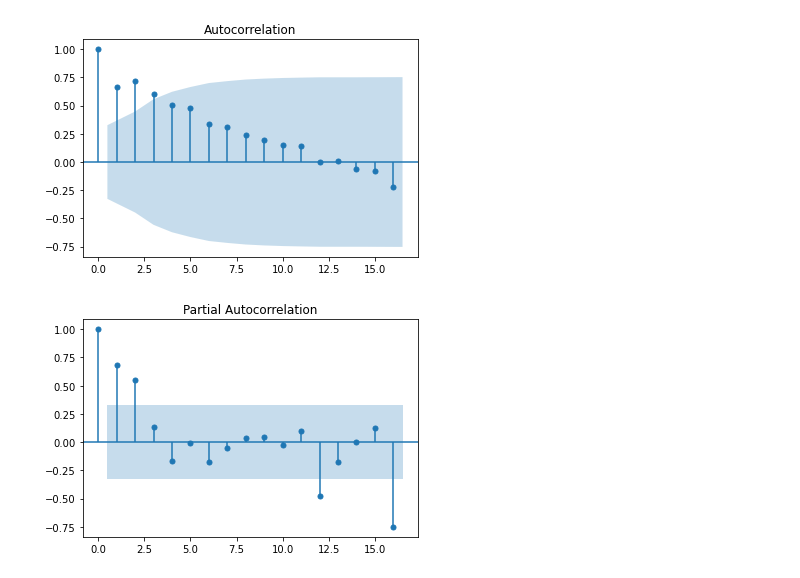
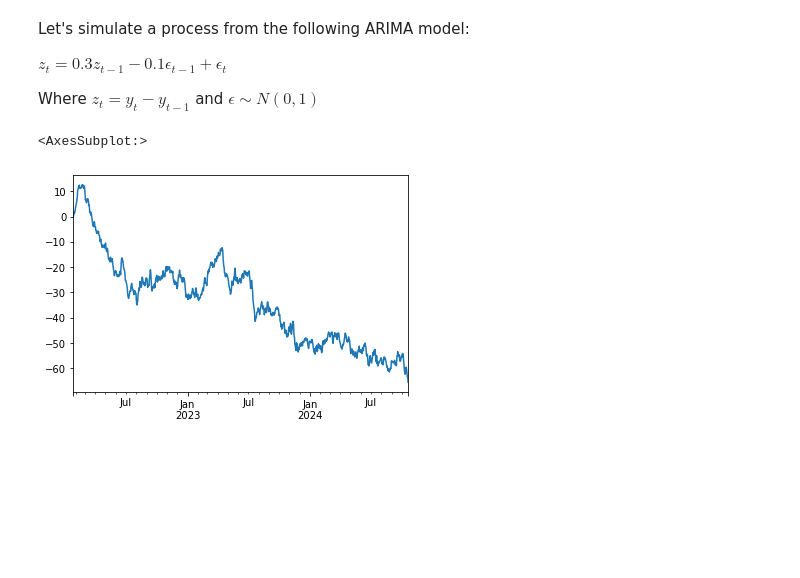
Before and after one commit to arjunc12/cmpinf2120-notebooks, a Jupyter notebook: Time-Series-Analysis/arima-regression.ipynb, the cells around one changed output. Cells and saved outputs as stored; diff of their text form; code cells hidden in the pictures; blank space fills up the shorter version.

```diff
--- a/Time-Series-Analysis/arima-regression.ipynb
+++ b/Time-Series-Analysis/arima-regression.ipynb
@@ -32,11 +13,22 @@ Freq: MS, Name: Sales, dtype: float64
-# %%
-acf_plot = plot_acf(series)
-# %% [output]
-[figure, removed]
-# %%
-pacf_plot = plot_pacf(series)
-# %% [output]
-[figure, removed]
+# %% [markdown]
+Let's simulate a process from the following ARIMA model:
+
+$z_t = 0.3z_{t - 1} - 0.1\epsilon_{t - 1} + \epsilon_t$
+
+Where $z_t = y_t - y_{t - 1}$ and $\epsilon \sim N(0, 1)$
+# %%
+n = 1000
+
+startdate = '2022-01-25'
+daterange = pd.date_range(start=startdate, periods=n)
+
+empty_dataset = np.zeros(n)
+mod = SARIMAX(empty_dataset, order=(1, 1, 1), initialization='diffuse')
+series = pd.Series(mod.simulate([0.3, -0.1, 1], n), index=daterange)
+series.plot()
+# %% [output]
+<AxesSubplot:>
+[figure, added]
 # %%
 diffs = series.diff().dropna()
 diffs.plot()
```
Also changed, not shown: parts of 33 cells of this notebook, 5 other files.
